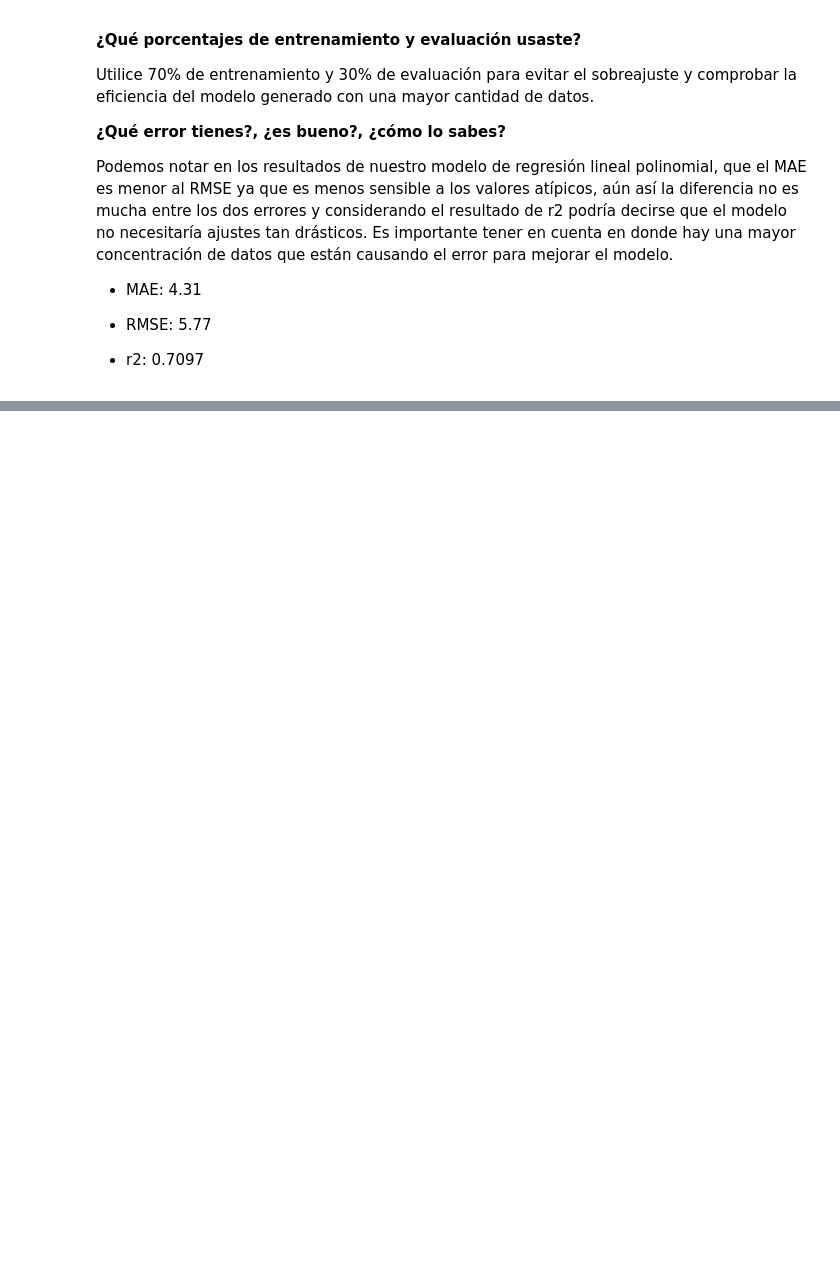
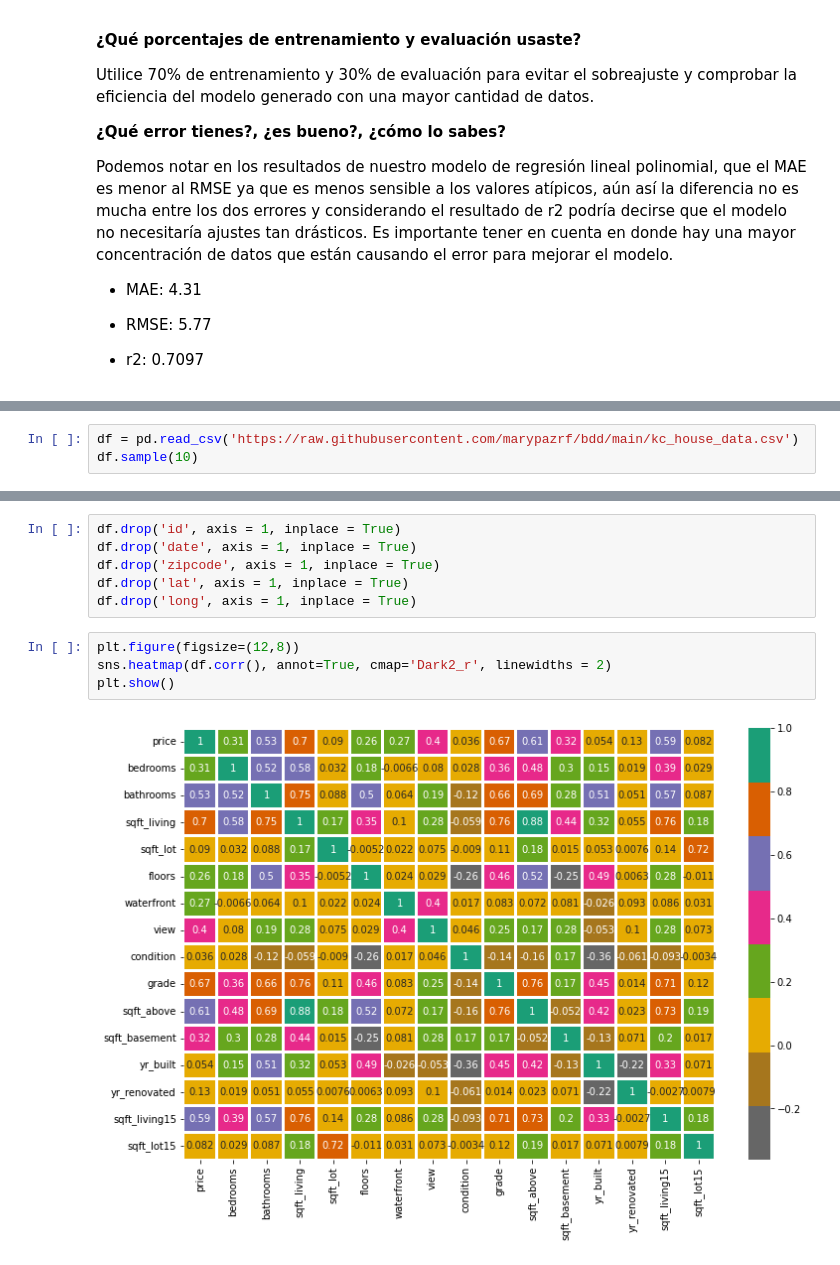
Before and after one commit to PosgradoMNA/actividades-de-aprendizaje-A01794299, a Jupyter notebook: Actividad_semanal_7_Regresiones_y_K_means.ipynb, the cells around one changed output, grey strips where cells are left out. Cells and saved outputs as stored; diff of their text form; blank space fills up the shorter version.

```diff
--- a/Actividad_semanal_7_Regresiones_y_K_means.ipynb
+++ b/Actividad_semanal_7_Regresiones_y_K_means.ipynb
@@ -603,0 +604,3 @@ Podemos notar en los resultados de nuestro modelo de regresión lineal polinomia
+# %%
+df = pd.read_csv('https://raw.githubusercontent.com/marypazrf/bdd/main/kc_house_data.csv')
+df.sample(10)
@@ -603,0 +660,12 @@ Podemos notar en los resultados de nuestro modelo de regresión lineal polinomia
+# %%
+df.drop('id', axis = 1, inplace = True)
+df.drop('date', axis = 1, inplace = True)
+df.drop('zipcode', axis = 1, inplace = True)
+df.drop('lat', axis = 1, inplace = True)
+df.drop('long', axis = 1, inplace = True)
+# %%
+plt.figure(figsize=(12,8))
+sns.heatmap(df.corr(), annot=True, cmap='Dark2_r', linewidths = 2)
+plt.show()
+# %% [output]
+[figure, added]
```
Also changed, not shown: parts of 27 cells of this notebook.
